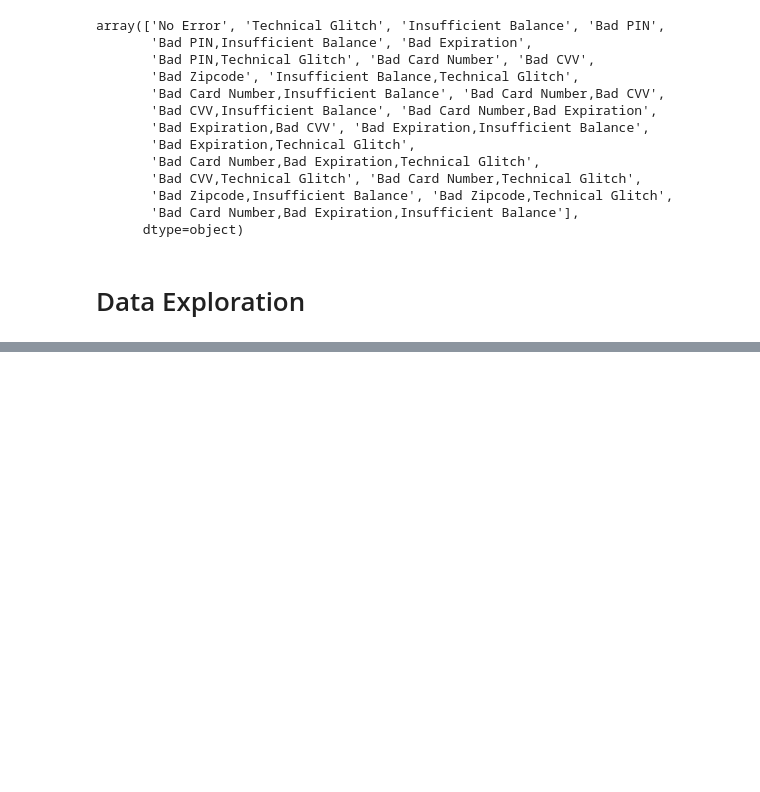
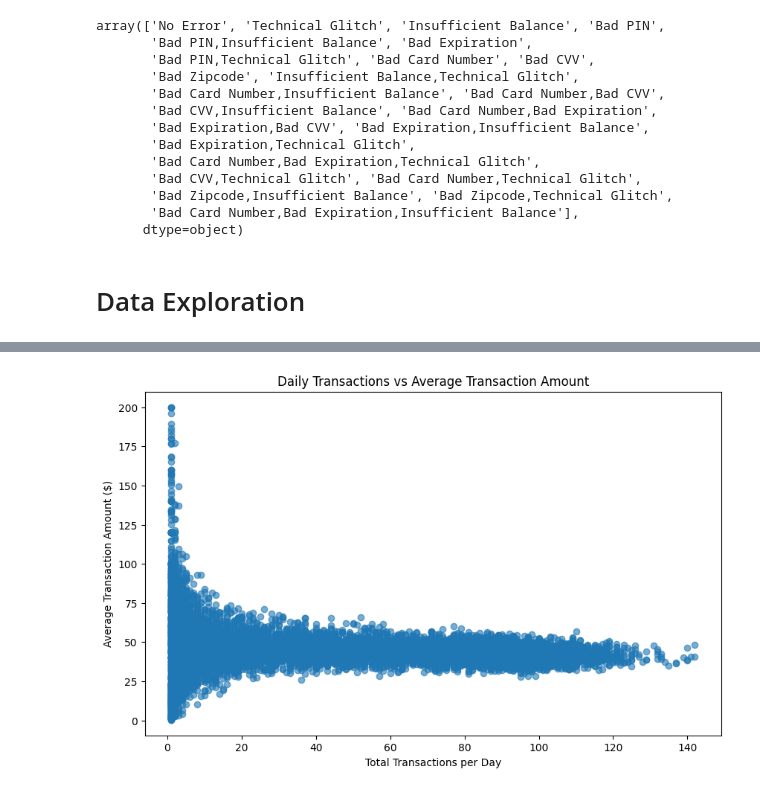
Before and after one commit to Rodney864/Datamining, a Jupyter notebook: FinancialData.ipynb/FinancialData.ipynb, the cells around one changed output, grey strips where cells are left out. Saved outputs shown, nothing was run; the diff lists cells and outputs as text; code cells hidden in the pictures; blank space fills up the shorter version.

```diff
--- a/FinancialData.ipynb/FinancialData.ipynb
+++ b/FinancialData.ipynb/FinancialData.ipynb
@@ -229,0 +282,14 @@ plt.show()
+# %%
+# Scatter plot: transactions per day vs average transaction amount
+daily_stats = sample_df.groupby(sample_df['DateTime'].dt.date).agg(
+    TotalTransactions=('Amount', 'count'),
+    AverageAmount=('Amount', 'mean')
+).reset_index()
+plt.figure(figsize=(10,6))
+plt.scatter(daily_stats['TotalTransactions'], daily_stats['AverageAmount'], alpha=0.6)
+plt.title('Daily Transactions vs Average Transaction Amount')
+plt.xlabel('Total Transactions per Day')
+plt.ylabel('Average Transaction Amount ($)')
+plt.show()
+# %% [output]
+[figure, added]
```
Also changed, not shown: parts of 9 cells of this notebook.
